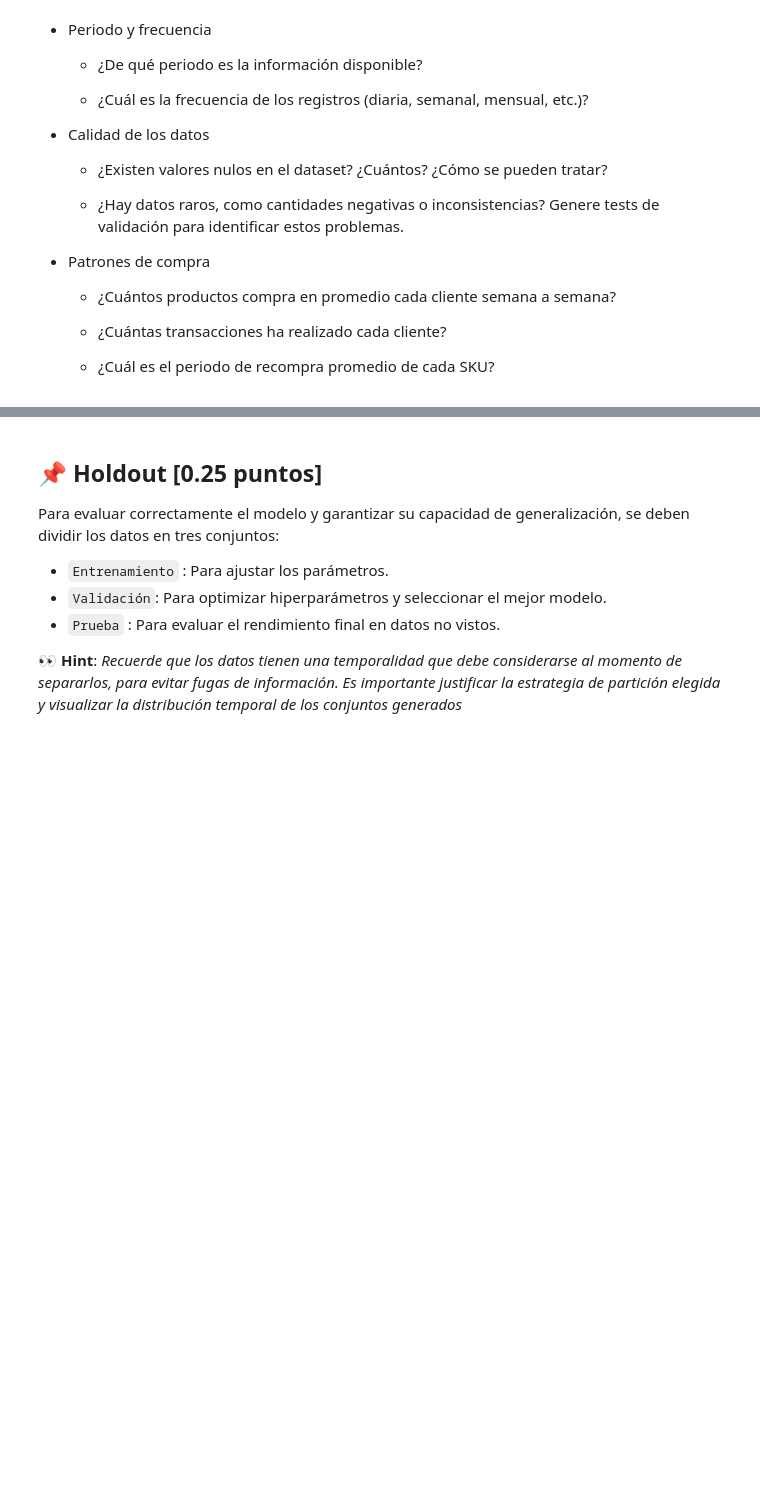
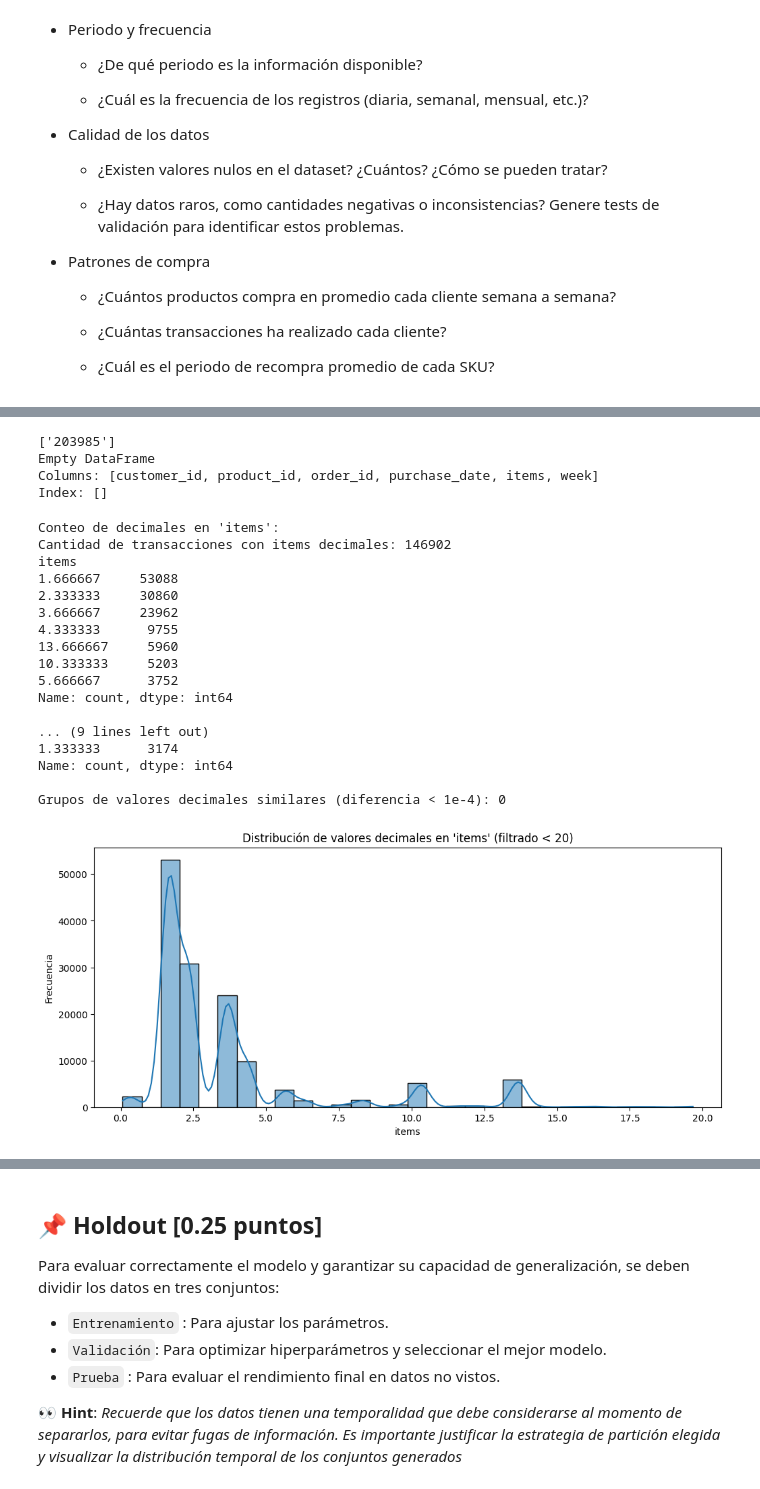
Before and after one commit to fco-marquez/MDS7202_Free_Riders, a Jupyter notebook: entrega1/enunciado_entrega1.ipynb, the cells around one changed output, grey strips where cells are left out. Saved outputs shown, nothing was run; the diff lists cells and outputs as text; code cells hidden in the pictures; blank space fills up the shorter version.

```diff
--- a/entrega1/enunciado_entrega1.ipynb
+++ b/entrega1/enunciado_entrega1.ipynb
@@ -486,0 +506,3 @@ df = df_final.copy()  # viene del pipeline de la sección anterior
+# %%
+df = pd.read_parquet('dataset_final.parquet')  # viene del pipeline de la sección anterior
+df.info()
@@ -589,0 +637,72 @@ df_copy = df_copy.drop(columns="items_times3")
+# %%
+# Ver clientes que tiene nulos en su variable X (longitud)
+clientes_con_nulos = df[df["X"].isnull()]["customer_id"].unique()
+print(clientes_con_nulos)
+
+# Como solo es 1 vemos si es que tiene compras registradas
+print(df_transactions[df_transactions["customer_id"] == clientes_con_nulos[0]])
+# %% [output]
+['203985']
+Empty DataFrame
+Columns: [customer_id, product_id, order_id, purchase_date, items, week]
+Index: []
+# %%
+print("Conteo de decimales en 'items':")
+print(f"Cantidad de transacciones con items decimales: {df_transactions[df_transactions['items'] % 1 != 0].shape[0]}")
+print(df_transactions[df_transactions["items"] % 1 != 0]["items"].value_counts().head(7), "\n")
+
+print("Conteo de decimales en 'average_items':")
+print(f"Cantidad de transacciones con average_items decimales: {df[df['average_items'] % 1 != 0].shape[0]}")
+print(df["average_items"][(df["average_items"] % 1) != 0].value_counts().head(7))
+
+decimals = df_transactions[df_transactions["items"] % 1 != 0]["items"]
+decimals_u20 = decimals[decimals < 20]  # Filtrar valores extremos para mejor visualización
+
+# Buscar valores decimales con posibles errores de precisión
+def find_similar_decimals(decimals, threshold=1e-4):
+    similar_groups = []
+    visited = set()
+
+    for i, val1 in enumerate(decimals):
+        if val1 in visited:
+            continue
+        group = [val1]
+        visited.add(val1)
+        for j, val2 in enumerate(decimals):
+            if i != j and abs(val1 - val2) < threshold:
+                group.append(val2)
+                visited.add(val2)
+        if len(group) > 1:
+            similar_groups.append(group)
+
+    return similar_groups
+decimals_u = decimals.unique()
+similar_decimals = find_similar_decimals(decimals_u)
+print(f"\nGrupos de valores decimales similares (diferencia < 1e-4): {len(similar_decimals)}")
+
+#visualizar con seaborn
+plt.figure(figsize=(12, 5))
+sns.histplot(decimals_u20, bins=30, kde=True)
+plt.title("Distribución de valores decimales en 'items' (filtrado < 20)")
+plt.xlabel("items")
+plt.ylabel("Frecuencia")
+plt.show()
+# %% [output]
+Conteo de decimales en 'items':
+Cantidad de transacciones con items decimales: 146902
+items
+1.666667     53088
+2.333333     30860
+3.666667     23962
+4.333333      9755
+13.666667     5960
+10.333333     5203
+5.666667      3752
+Name: count, dtype: int64
+
+... (9 lines left out)
+1.333333      3174
+Name: count, dtype: int64
+
+Grupos de valores decimales similares (diferencia < 1e-4): 0
+[figure, added]
```
Also changed, not shown: parts of 25 cells of this notebook.
